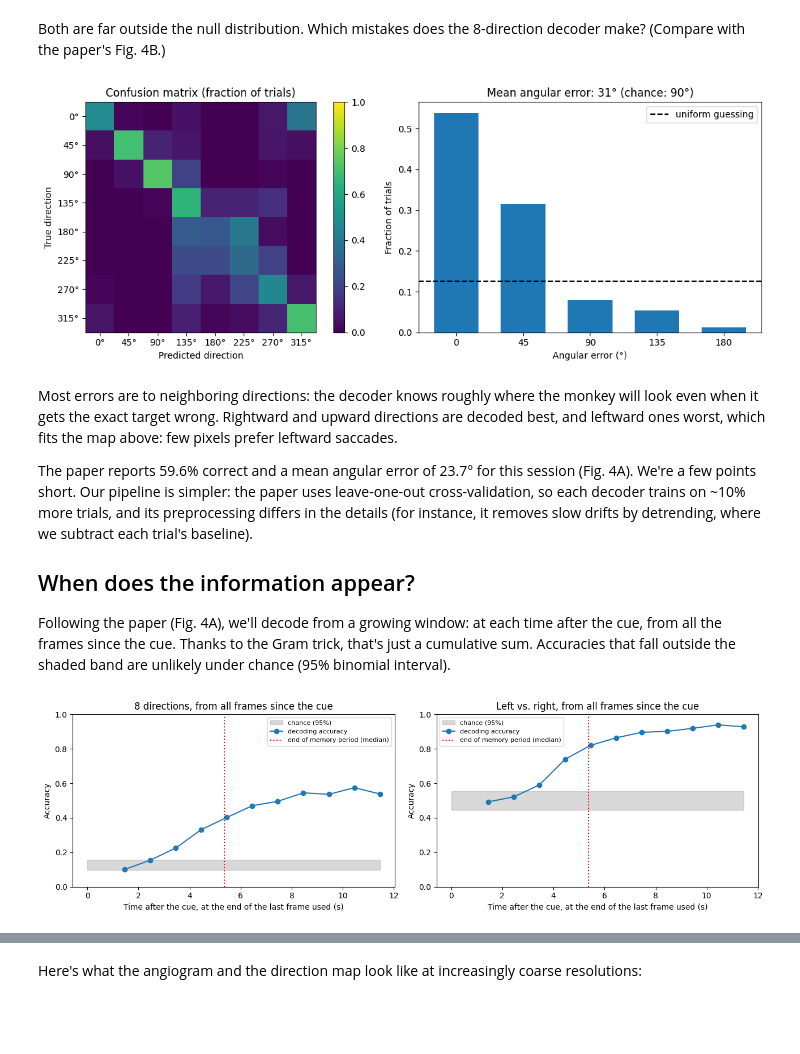
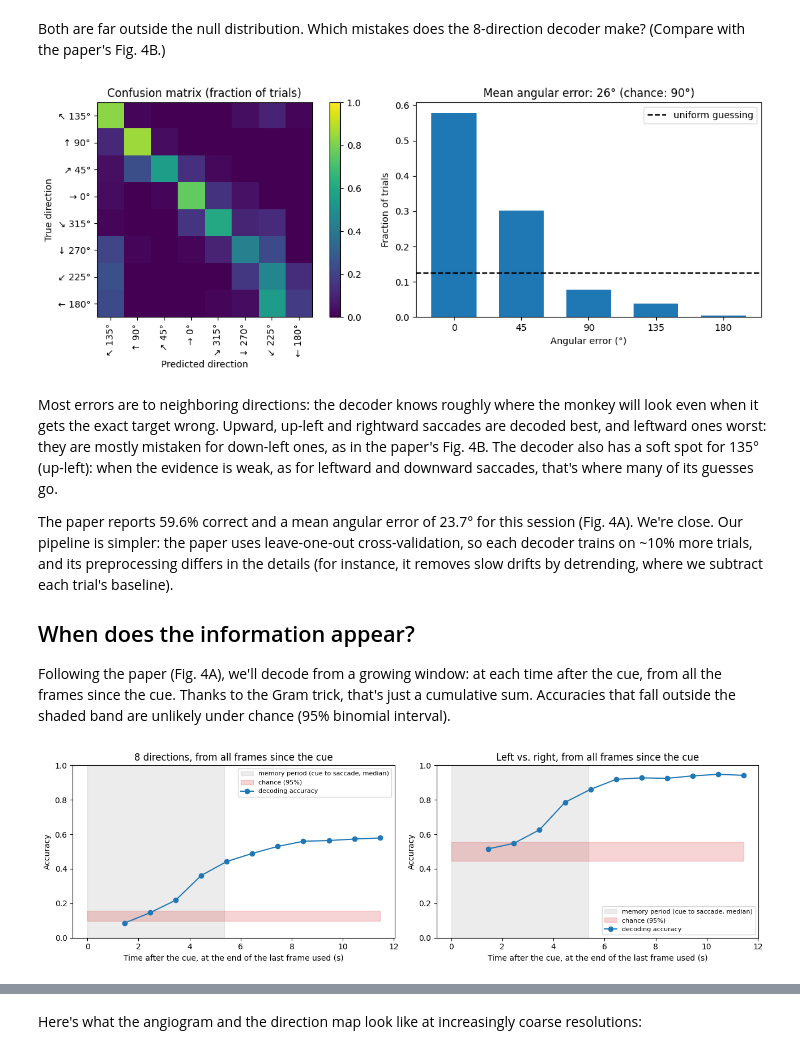
Before and after one commit to cerepaulus/fus, a Jupyter notebook: 05 - Saccade Decoding.ipynb, the cells around one changed output, grey strips where cells are left out. Drawn from its saved outputs; the diff is of its cells as text; code cells hidden in the pictures; blank space fills up the shorter version.

```diff
--- a/05 - Saccade Decoding.ipynb
+++ b/05 - Saccade Decoding.ipynb
@@ -133,8 +141,23 @@ We'll measure responses as a percent change relative to the frames before the cu
 # %%
-baseline = slice(0, 4)  # frames before the earliest cue
+first_after_cue = np.ceil(S.events["cue"] * S.frame_rate).astype(int)
+n_after = n_frames - first_after_cue.max()  # frames after the cue that every trial has
 
-base = D[:, baseline].mean(axis=1, keepdims=True)  # per-trial baseline
+
+def after_cue(A, j):
+    """Frame j after the cue on every trial: A[trial, first_after_cue[trial] + j]."""
+    return A[np.arange(n_trials), first_after_cue + j]
+
+
+baseline = range(-4, 0)  # the 4 frames before frame 0 after the cue
+
+
+def to_pct(A):
+    """Percent change from each trial's baseline, relative to the pixel's average baseline."""
+    base = np.mean([after_cue(A, j) for j in baseline], axis=0)[:, None]  # (trials, 1, ...)
+    return (A - base) / base.mean(axis=0, keepdims=True) * 100
+
+
 with np.errstate(divide="ignore", invalid="ignore"):
-    pct = (D - base) / D[:, baseline].mean(axis=(0, 1)) * 100  # % of the pixel's average baseline
+    pct = to_pct(D)
 pct[:, :, ~valid] = np.nan
 # %% [markdown]
@@ -473,39 +529,44 @@ plt.show()
 Both are far outside the null distribution. Which mistakes does the 8-direction decoder make? (Compare with the paper's Fig. 4B.)
 # %%
 confusion = np.zeros((8, 8))
-for true, predicted in zip(y8, pred8):
-    confusion[true, predicted] += 1
+for true, guess in zip(y8, pred8):
+    confusion[true, guess] += 1
 confusion /= confusion.sum(axis=1, keepdims=True)
+
+# Same order as the paper's Fig. 4B: clockwise from up-left
+paper_order = [list(directions).index(d) for d in [135, 90, 45, 0, 315, 270, 225, 180]]
+arrows = {0: "→", 45: "↗", 90: "↑", 135: "↖", 180: "←", 225: "↙", 270: "↓", 315: "↘"}
+labels = [f"{arrows[directions[i]]} {directions[i]:.0f}°" for i in paper_order]
 
 angular_error = np.abs((directions[pred8] - directions[y8] + 180) % 360 - 180)
 
 fig, (ax1, ax2) = plt.subplots(1, 2, figsize=(12, 4.5))
-im = ax1.imshow(confusion, cmap="viridis", vmin=0, vmax=1)
+im = ax1.imshow(confusion[np.ix_(paper_order, paper_order)], cmap="viridis", vmin=0, vmax=1)
 ax1.set_xticks(range(8))
-ax1.set_xticklabels([f"{d:.0f}°" for d in directions])
+ax1.set_xticklabels(labels, rotation=90)
 ax1.set_yticks(range(8))
-ax1.set_yticklabels([f"{d:.0f}°" for d in directions])
+ax1.set_yticklabels(labels)
 ax1.set_xlabel("Predicted direction")
 ax1.set_ylabel("True direction")
 ax1.set_title("Confusion matrix (fraction of trials)")
 plt.colorbar(im, ax=ax1)
 
 errors, counts = np.unique(angular_error, return_counts=True)
 ax2.bar(errors, counts / n_trials, width=30)
 ax2.axhline(1 / 8, color="k", linestyle="--", label="uniform guessing")
 ax2.set_xticks([0, 45, 90, 135, 180])
 ax2.set_xlabel("Angular error (°)")
 ax2.set_ylabel("Fraction of trials")
 ax2.set_title(f"Mean angular error: {angular_error.mean():.0f}° (chance: 90°)")
 ax2.legend()
 plt.tight_layout()
 plt.show()
 # %% [output]
-[figure, old version]
+[figure, new version]
 # %% [markdown]
-Most errors are to neighboring directions: the decoder knows roughly where the monkey will look even when it gets the exact target wrong. Rightward and upward directions are decoded best, and leftward ones worst, which fits the map above: few pixels prefer leftward saccades.
+Most errors are to neighboring directions: the decoder knows roughly where the monkey will look even when it gets the exact target wrong. Upward, up-left and rightward saccades are decoded best, and leftward ones worst: they are mostly mistaken for down-left ones, as in the paper's Fig. 4B. The decoder also has a soft spot for 135° (up-left): when the evidence is weak, as for leftward and downward saccades, that's where many of its guesses go.
 
-The paper reports 59.6% correct and a mean angular error of 23.7° for this session (Fig. 4A). We're a few points short. Our pipeline is simpler: the paper uses leave-one-out cross-validation, so each decoder trains on ~10% more trials, and its preprocessing differs in the details (for instance, it removes slow drifts by detrending, where we subtract each trial's baseline).
+The paper reports 59.6% correct and a mean angular error of 23.7° for this session (Fig. 4A). We're close. Our pipeline is simpler: the paper uses leave-one-out cross-validation, so each decoder trains on ~10% more trials, and its preprocessing differs in the details (for instance, it removes slow drifts by detrending, where we subtract each trial's baseline).
 
 ## When does the information appear?
 
@@ -515,8 +576,7 @@ cumulative = np.cumsum(grams, axis=0)
 acc8_t = [decode(G, y8)[0] for G in cumulative]
 acc_lr_t = [decode(G[np.ix_(lateral, lateral)], y_lr[lateral])[0] for G in cumulative]
 # When the last frame used ends, relative to the cue (typical trial)
-t_after = np.median(first_after_cue / S.frame_rate - S.events["cue"]) + np.arange(1, n_after + 1) / S.frame_rate
-go = np.median(S.events["target_acquire"] - S.events["cue"])
+t_after = frame_offset + np.arange(1, n_after + 1) / S.frame_rate
 
 fig, axes = plt.subplots(1, 2, figsize=(13, 4))
 for ax, acc, chance, n, title in [
@@ -524,9 +584,9 @@ for ax, acc, chance, n, title in [
     (axes[1], acc_lr_t, 1 / 2, lateral.sum(), "Left vs. right"),
 ]:
     lo, hi = stats.binom.ppf([0.025, 0.975], n, chance) / n
-    ax.fill_between([0, t_after[-1]], lo, hi, color="gray", alpha=0.3, label="chance (95%)")
+    shade_periods(ax, window=False)
+    ax.fill_between([0, t_after[-1]], lo, hi, color="C3", alpha=0.2, label="chance (95%)")
     ax.plot(t_after, acc, "o-", label="decoding accuracy")
-    ax.axvline(go, color="r", linestyle=":", label="end of memory period (median)")
     ax.set_xlabel("Time after the cue, at the end of the last frame used (s)")
     ax.set_ylabel("Accuracy")
     ax.set_ylim(0, 1)
@@ -535,5 +595,5 @@ for ax, acc, chance, n, title in [
 plt.tight_layout()
 plt.show()
 # %% [output]
-[figure, old version]
+[figure, new version]
 # %% [markdown]
```
Also changed, not shown: parts of 29 cells of this notebook, 2 other files.
